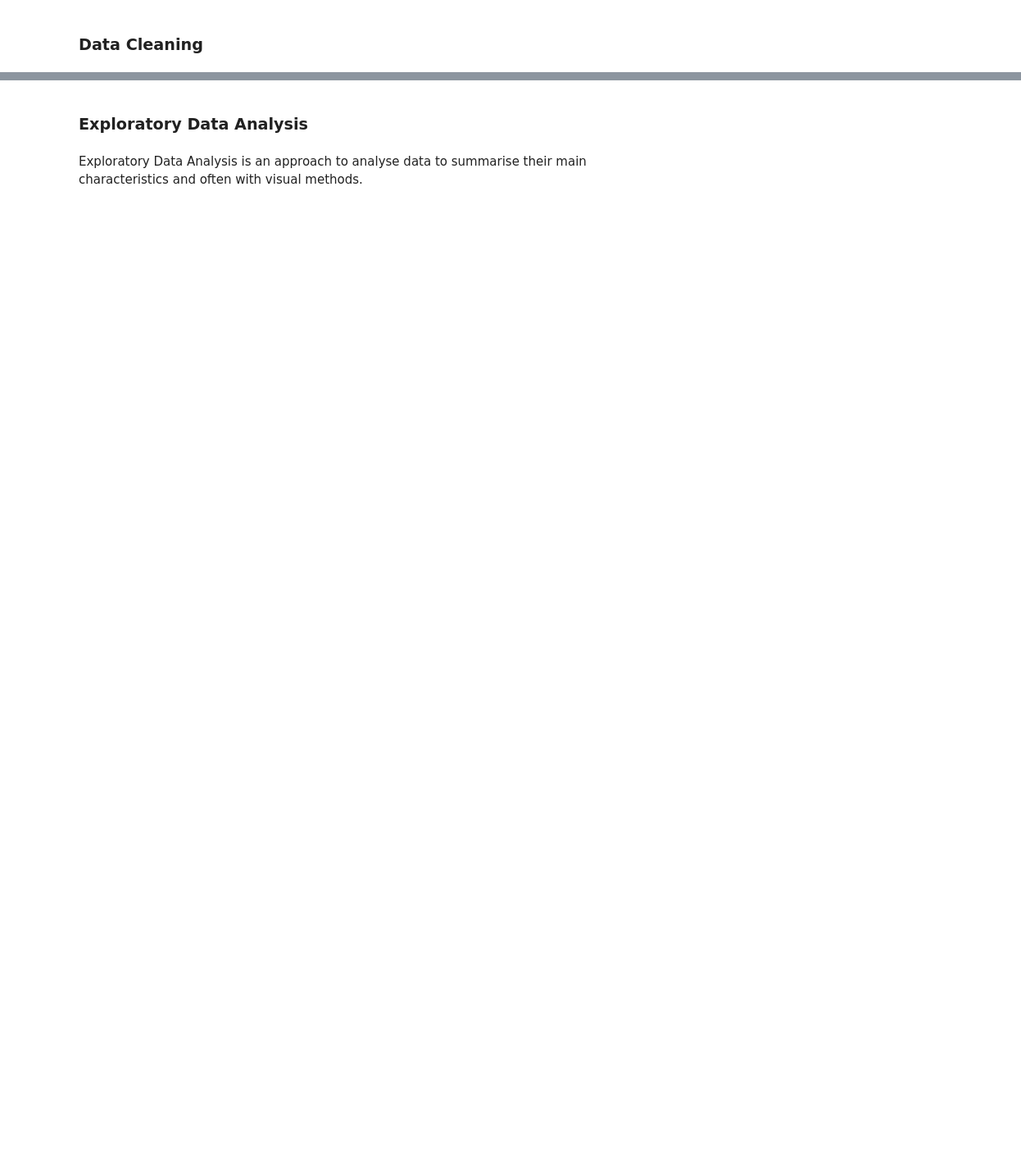
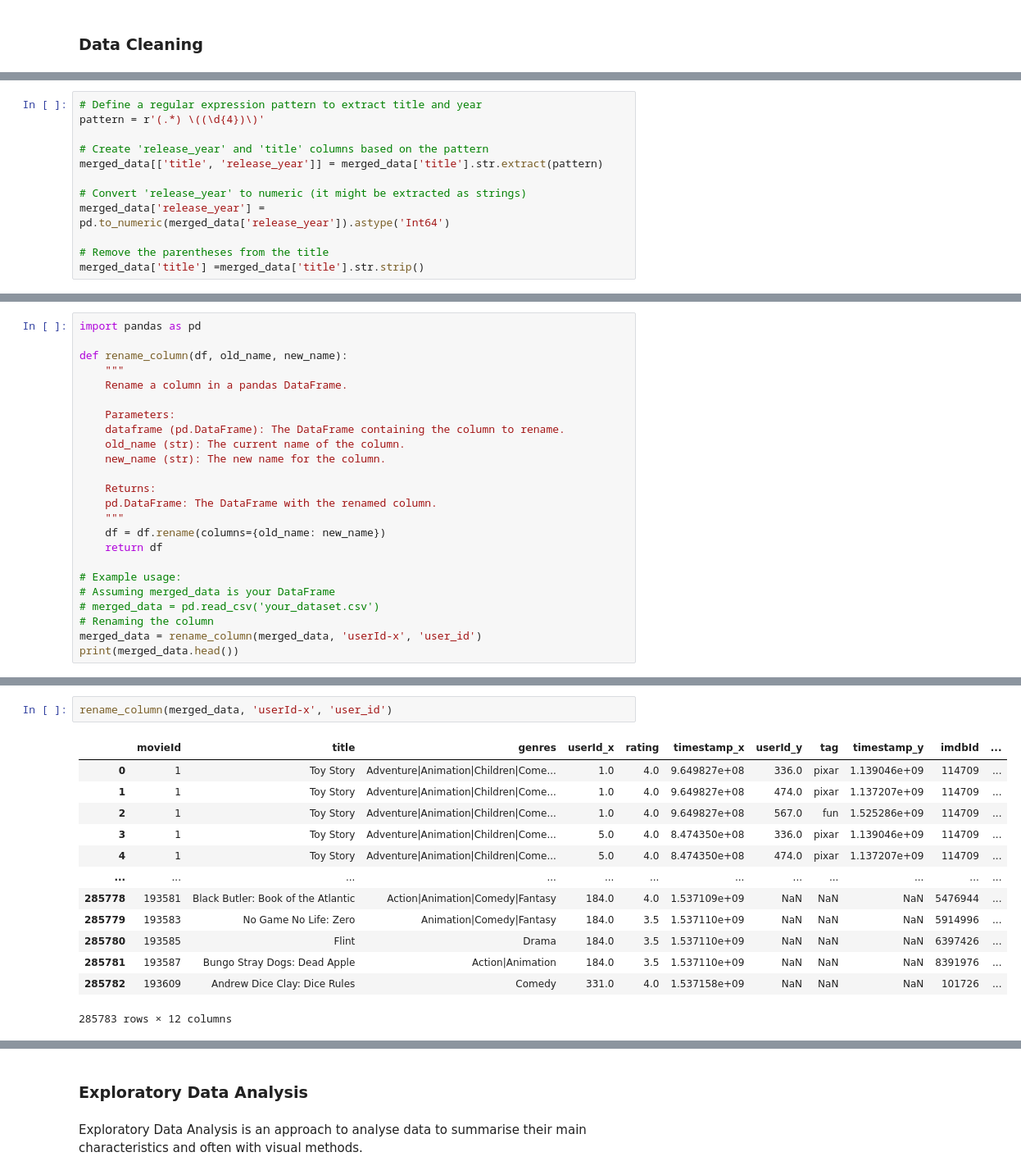
Before and after one commit to Allan-Kipkemei/Movie-Recommendation-System, a Jupyter notebook: Recommender.ipynb, the cells around one changed output, grey strips where cells are left out. Shown at 82% size. Saved outputs shown, nothing was run; the diff lists cells and outputs as text; blank space fills up the shorter version.

```diff
--- a/Recommender.ipynb
+++ b/Recommender.ipynb
@@ -402,0 +416,12 @@ array(['Adventure|Animation|Children|Comedy|Fantasy',
+# %%
+# Define a regular expression pattern to extract title and year
+pattern = r'(.*) \((\d{4})\)'
+
+# Create 'release_year' and 'title' columns based on the pattern
+merged_data[['title', 'release_year']] = merged_data['title'].str.extract(pattern)
+
+# Convert 'release_year' to numeric (it might be extracted as strings)
+merged_data['release_year'] = pd.to_numeric(merged_data['release_year']).astype('Int64')
+
+# Remove the parentheses from the title
+merged_data['title'] =merged_data['title'].str.strip()
@@ -402,0 +443,24 @@ array(['Adventure|Animation|Children|Comedy|Fantasy',
+# %%
+import pandas as pd
+
+def rename_column(df, old_name, new_name):
+    """
+    Rename a column in a pandas DataFrame.
+
+    Parameters:
+    dataframe (pd.DataFrame): The DataFrame containing the column to rename.
+    old_name (str): The current name of the column.
+    new_name (str): The new name for the column.
+
+    Returns:
+    pd.DataFrame: The DataFrame with the renamed column.
+    """
+    df = df.rename(columns={old_name: new_name})
+    return df
+
+# Example usage:
+# Assuming merged_data is your DataFrame
+# merged_data = pd.read_csv('your_dataset.csv')
+# Renaming the column
+merged_data = rename_column(merged_data, 'userId-x', 'user_id')
+print(merged_data.head())
@@ -402,0 +488,16 @@ array(['Adventure|Animation|Children|Comedy|Fantasy',
+# %%
+rename_column(merged_data, 'userId-x', 'user_id')
+# %% [output]
+|  | movieId | title | genres | userId_x | rating | timestamp_x | userId_y | tag | timestamp_y | imdbId | ... |
+| 0 | 1 | Toy Story | Adventure|Animation|Children|Come... | 1.0 | 4.0 | 9.649827e+08 | 336.0 | pixar | 1.139046e+09 | 114709 | ... |
+| 1 | 1 | Toy Story | Adventure|Animation|Children|Come... | 1.0 | 4.0 | 9.649827e+08 | 474.0 | pixar | 1.137207e+09 | 114709 | ... |
+| 2 | 1 | Toy Story | Adventure|Animation|Children|Come... | 1.0 | 4.0 | 9.649827e+08 | 567.0 | fun | 1.525286e+09 | 114709 | ... |
+| 3 | 1 | Toy Story | Adventure|Animation|Children|Come... | 5.0 | 4.0 | 8.474350e+08 | 336.0 | pixar | 1.139046e+09 | 114709 | ... |
+| 4 | 1 | Toy Story | Adventure|Animation|Children|Come... | 5.0 | 4.0 | 8.474350e+08 | 474.0 | pixar | 1.137207e+09 | 114709 | ... |
+| ... | ... | ... | ... | ... | ... | ... | ... | ... | ... | ... | ... |
+| 285778 | 193581 | Black Butler: Book of the Atlantic | Action|Animation|Comedy|Fantasy | 184.0 | 4.0 | 1.537109e+09 | NaN | NaN | NaN | 5476944 | ... |
+| 285779 | 193583 | No Game No Life: Zero | Animation|Comedy|Fantasy | 184.0 | 3.5 | 1.537110e+09 | NaN | NaN | NaN | 5914996 | ... |
+| 285780 | 193585 | Flint | Drama | 184.0 | 3.5 | 1.537110e+09 | NaN | NaN | NaN | 6397426 | ... |
+| 285781 | 193587 | Bungo Stray Dogs: Dead Apple | Action|Animation | 184.0 | 3.5 | 1.537110e+09 | NaN | NaN | NaN | 8391976 | ... |
+| 285782 | 193609 | Andrew Dice Clay: Dice Rules | Comedy | 331.0 | 4.0 | 1.537158e+09 | NaN | NaN | NaN | 101726 | ... |
+285783 rows × 12 columns
```
Also changed, not shown: parts of 24 cells of this notebook.
